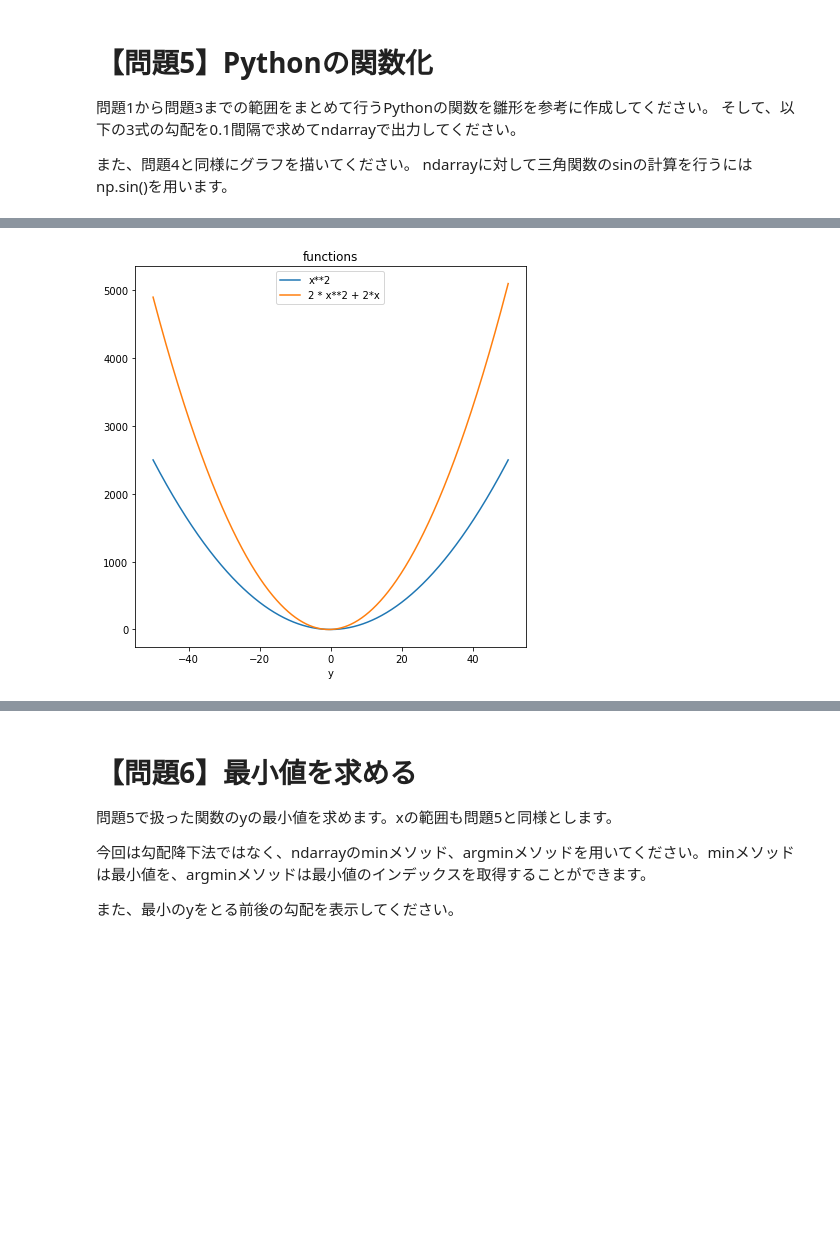
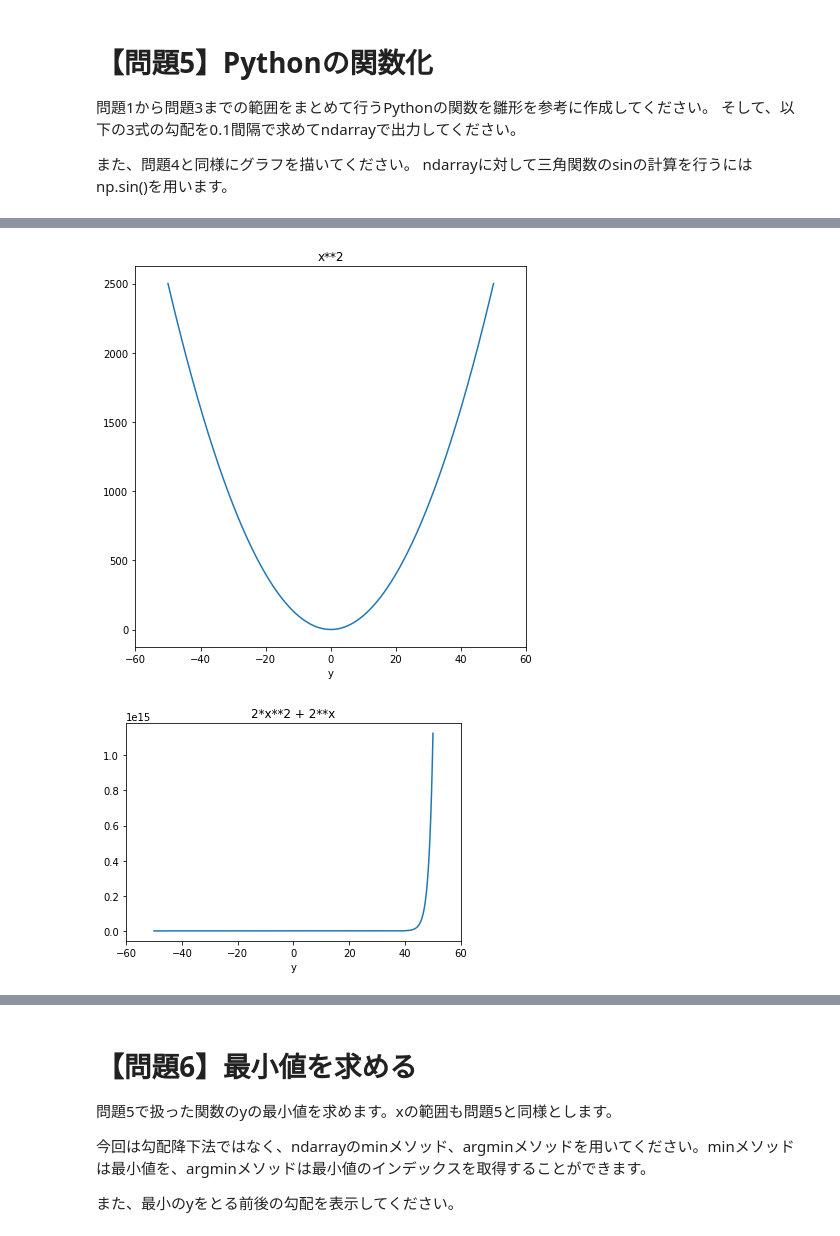
Before and after one commit to KotaOkamoto/diveintocode-ml, a Jupyter notebook: week_2/2007_0716_Multidimensional_array_gradient.ipynb, the cells around one changed output, grey strips where cells are left out. Drawn from its saved outputs; the diff is of its cells as text; code cells hidden in the pictures; blank space fills up the shorter version.

```diff
--- a/week_2/2007_0716_Multidimensional_array_gradient.ipynb
+++ b/week_2/2007_0716_Multidimensional_array_gradient.ipynb
@@ -100,12 +100,17 @@ array_xy, gradient = compute_gradient(function1)
 # %%
+import cmath
+
 def gradient(function, x_range=(-50, 50.1, 0.1)):
     start, end, step = x_range
     x = np.arange(start, end, step).reshape(-1,1)
+    #y = np.around(function(x), decimals=20)
     y = function(x)
     z = np.concatenate((x, y), axis=1)
 
     d_x = x[1:] - x[:-1]
+    #print(d_x)
     d_y = y[1:] - y[:-1]
+    #print(d_y)
     gradient = d_y / d_x
 
     return z, gradient
@@ -114,10 +119,10 @@ def y_1(x):
     return x**2
 
 def y_2(x):
-    return 2 * x**2 + 2*x
+    return (2*x)**2 + (2**x)
 
 def y_3(x):
-    return np.sin(x)
+    return np.sin(x**0.5)
 
 x_range = (0, 50.1, 0.1)
 
@@ -125,5 +130,5 @@ z_1, g_1 = gradient(y_1)
 z_2, g_2 = gradient(y_2)
 z_3, g_3 = gradient(y_3, x_range)
 
-print(z_2)
+print(g_2)
 # %% [output]
@@ -137,17 +152,24 @@ print(z_2)
 # %%
 import matplotlib.pyplot as plt
 %matplotlib inline
 
 fig = plt.figure(figsize=(7,7))
 
-plt.title("functions")
+plt.title("x**2")
 plt.xlabel("x")
 plt.xlabel("y")
-#plt.xlim(-60, 60)
+plt.xlim(-60, 60)
 plt.plot(z_1[:,0],z_1[:,1], label="x**2")
-plt.plot(z_2[:,0],z_2[:,1], label="2 * x**2 + 2*x")
-plt.legend(bbox_to_anchor=(0.65, 1))
 plt.show()
+
+
+plt.title("2*x**2 + 2**x")
+plt.xlabel("x")
+plt.xlabel("y")
+plt.xlim(-60, 60)
+plt.plot(z_2[:,0],z_2[:,1], label="2*x**2 + 2**x")
+plt.show()
 # %% [output]
-[figure, old version]
+[figure, new version]
+[figure, added]
 # %%
```
Also changed, not shown: parts of 4 cells of this notebook.
